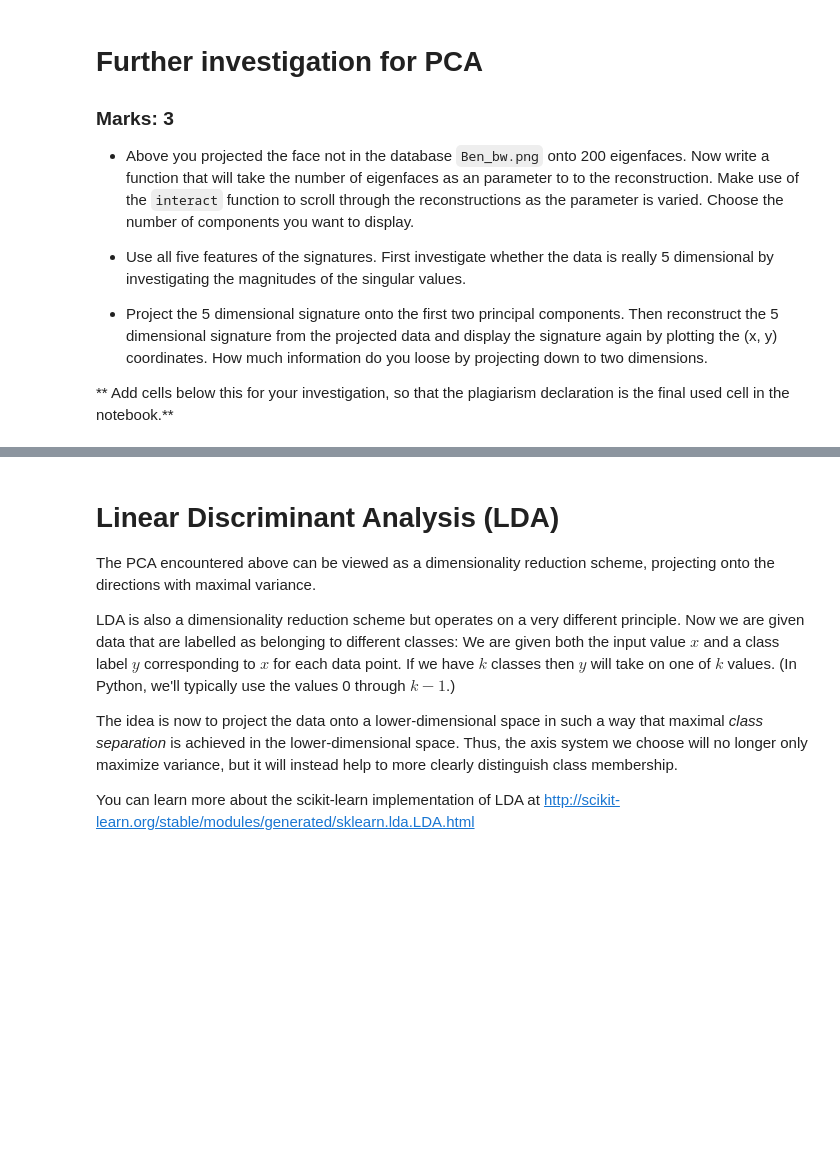
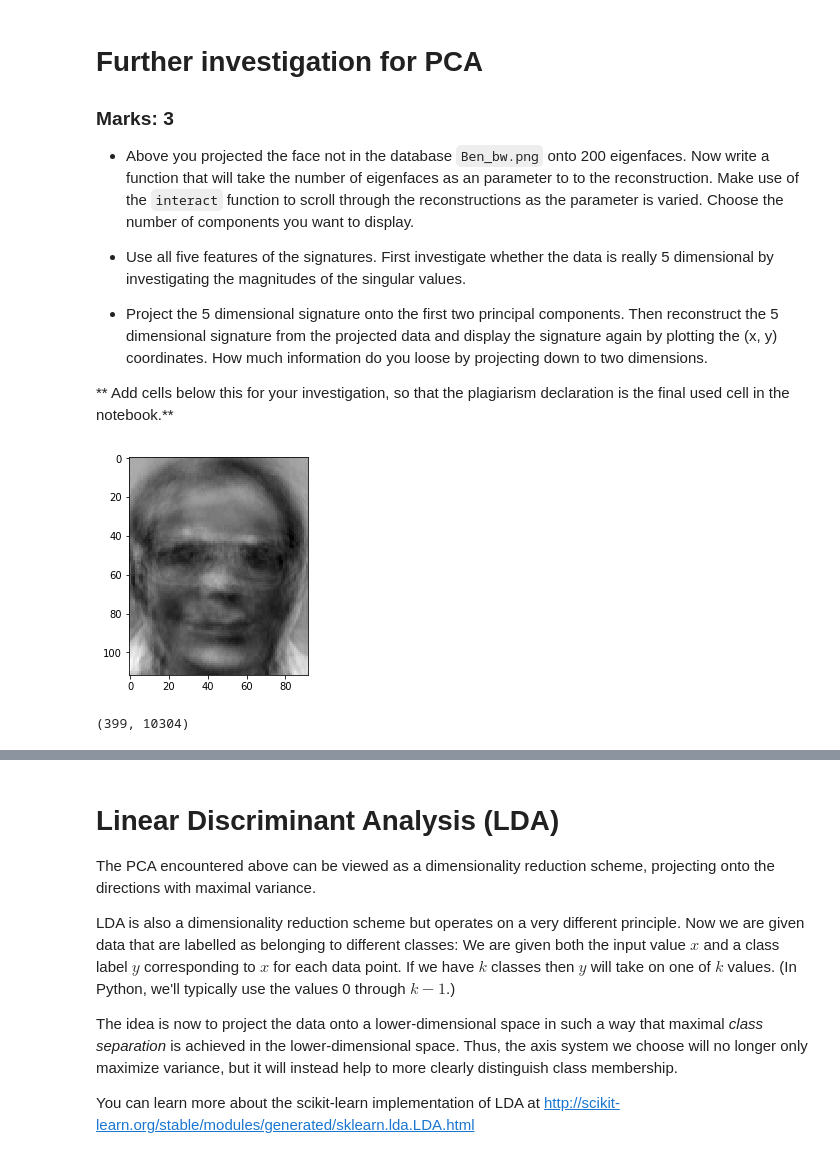
Before and after one commit to MHeymann/qwerty, a Jupyter notebook: assign1.ipynb, the cells around one changed output, grey strips where cells are left out. Cells and saved outputs as stored; diff of their text form; code cells hidden in the pictures; blank space fills up the shorter version.

```diff
--- a/assign1.ipynb
+++ b/assign1.ipynb
@@ -427,3 +443,40 @@ display(Image(filename='./sign_white.png'))
 * Project the 5 dimensional signature onto the first two principal components. Then reconstruct the 5 dimensional signature from the projected data and display the signature again by plotting the (x, y) coordinates. How much information do you loose by projecting down to two dimensions.
 
 ** Add cells below this for your investigation, so that the plagiarism declaration is the final used cell in the notebook.**
+# %%
+#uhmmmm
+#from skimage import io
+#from IPython.html.widgets import interact
+
+ic = io.ImageCollection('./data/att_faces/*/*.png')
+
+#put in array
+ic = np.array(ic)
+
+#reshape
+ic_flat = ic.reshape((len(ic), -1))
+
+number, m, n = ic.shape
+#print (ic_flat.shape)
+#print (ic.shape)
+
+ben = io.ImageCollection('./Ben_bw.png')[0]
+ben = np.array(ben)
+ben_m, ben_n = ben.shape
+flat_ben = ben.reshape(-1)
+
+
+def view_ben(n = 30):
+    pca = PCA(n_components=n)
+    pca.fit(ic_flat)
+    trans_flat_ben = pca.transform(flat_ben[np.newaxis, :])
+    back_flat_ben = pca.inverse_transform(trans_flat_ben)
+    back_restore_ben = back_flat_ben.reshape(1, ben_m, ben_n)
+    plt.imshow(back_restore_ben[0], cmap='gray', interpolation='nearest')
+    plt.show()
+
+w = interact(view_ben, n=(1, 300))
+print (ic_flat.shape)
+# %% [output]
+[figure, added]
+(399, 10304)
```
Also changed, not shown: parts of 19 cells of this notebook.
